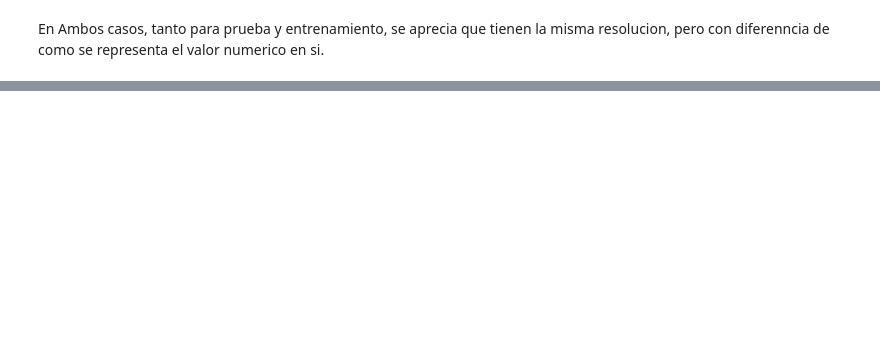
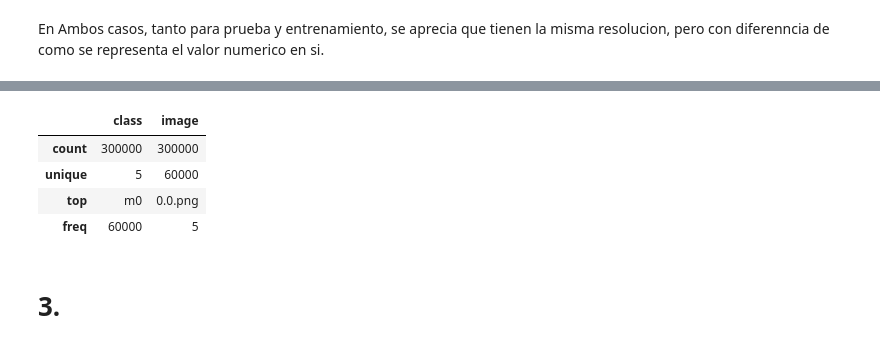
Before and after one commit to Gustixa/data_science, a Jupyter notebook: lab4/lab4.ipynb, the cells around one changed output, grey strips where cells are left out. Saved outputs shown, nothing was run; the diff lists cells and outputs as text; code cells hidden in the pictures; blank space fills up the shorter version.

```diff
--- a/lab4/lab4.ipynb
+++ b/lab4/lab4.ipynb
@@ -176,0 +228,8 @@ print(f"Prueba: {fotos_test.shape}, {etiquetas_test.shape}")
+# %%
+df.describe()
+# %% [output]
+|  | class | image |
+| count | 300000 | 300000 |
+| unique | 5 | 60000 |
+| top | m0 | 0.0.png |
+| freq | 60000 | 5 |
@@ -176,0 +257,2 @@ print(f"Prueba: {fotos_test.shape}, {etiquetas_test.shape}")
+# %% [markdown]
+# 3.
```
Also changed, not shown: parts of 12 cells of this notebook, 1 other file.
